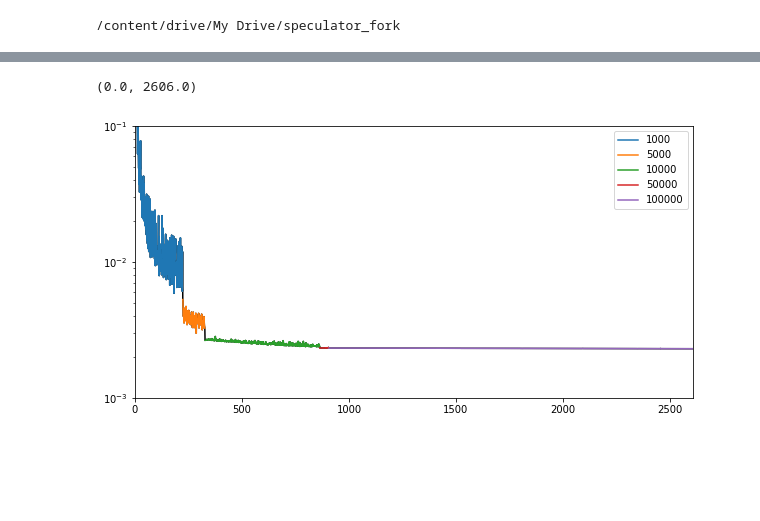
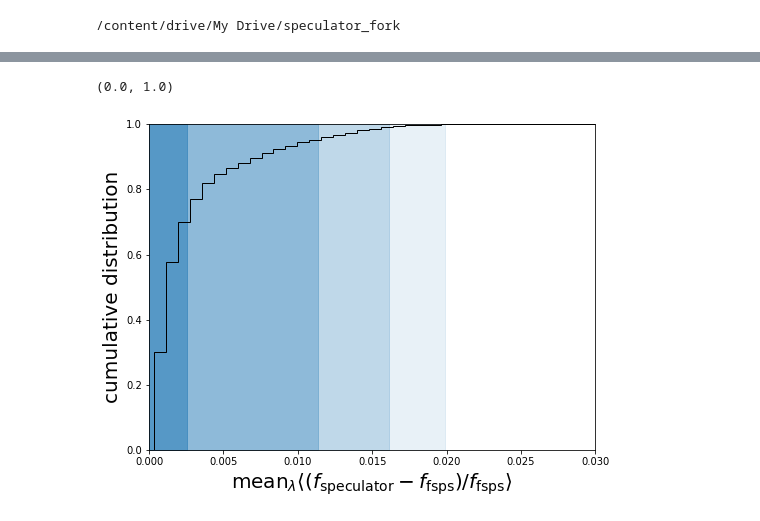
Before and after one commit to changhoonhahn/gqp_mc, a Jupyter notebook: nb/validate_trained_desi_complexdust_speculator_wavebins.ipynb, the cells around one changed output, grey strips where cells are left out. Drawn from its saved outputs; the diff is of its cells as text; code cells hidden in the pictures; blank space fills up the shorter version.

```diff
--- a/nb/validate_trained_desi_complexdust_speculator_wavebins.ipynb
+++ b/nb/validate_trained_desi_complexdust_speculator_wavebins.ipynb
@@ -91,17 +106,15 @@ fig.savefig('validate_desi_complexdust.Ntrain%s.wave_bins.pca%s.4x128.png' %
-# %%
-loss = np.loadtxt('DESI_complexdust_model.Ntrain%i.wave_bin%i.pca%i.4x128.loss.dat' % (N_trains[0], 0, n_pcas[0]))
-
-fig = plt.figure(figsize=(10,5))
-sub = fig.add_subplot(111)
-sub.plot(np.arange(loss.shape[0]), loss[:,2], c='k')
-
-for batchsize in np.unique(loss[:,0]):
-  isbatch = (loss[:,0] == batchsize)
-  sub.plot(np.arange(loss.shape[0])[isbatch], loss[:,2][isbatch], label='%i' % batchsize)
-sub.legend(loc='upper right')
-sub.set_yscale('log')
-sub.set_ylim(1e-3, 0.1)
-sub.set_xlim(0, loss.shape[0])
-# %% [output]
-(0.0, 2606.0)
-[figure, removed]
+# %%
+mean_frac_dspectrum = np.mean(np.abs((spectrum_spec - spectrum_test) / spectrum_test), axis=1)
+quant = np.quantile(mean_frac_dspectrum, [0.68, 0.95, 0.99, 0.999])
+fig = plt.figure(figsize=(8,6))
+sub = fig.add_subplot(111)
+for q, a in zip(quant[::-1], [0.1, 0.2, 0.3, 0.5]):
+  sub.fill_between([0., q], [0., 0.], [1., 1.], alpha=a, color='C0')
+_ = sub.hist(mean_frac_dspectrum, 40, density=True, histtype='step', cumulative=True, color='k')
+sub.set_xlabel(r'${\rm mean}_\lambda \langle (f_{\rm speculator}  - f_{\rm fsps}) / f_{\rm fsps} \rangle$', fontsize=20)
+sub.set_xlim(0., 0.03)
+sub.set_ylabel('cumulative distribution', fontsize=20)
+sub.set_ylim(0., 1.)
+# %% [output]
+(0.0, 1.0)
+[figure, added]
```
Also changed, not shown: parts of 4 cells of this notebook.
